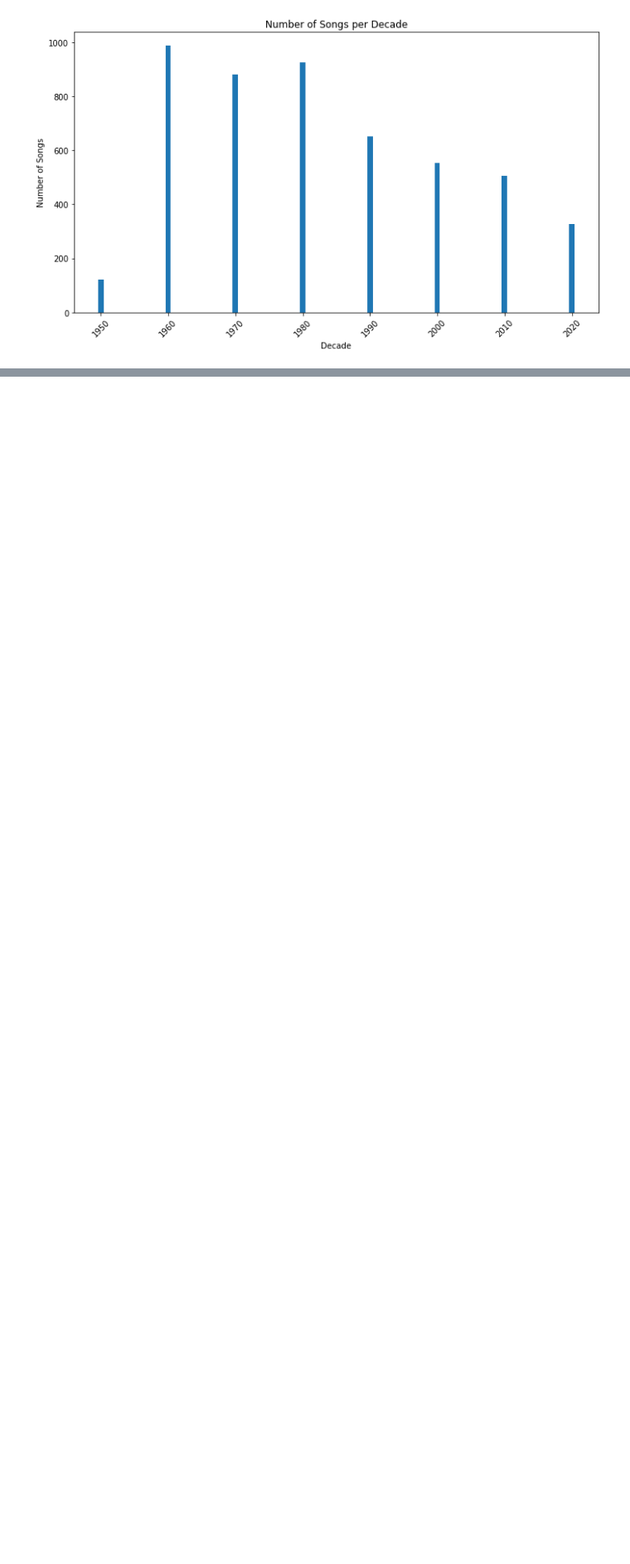
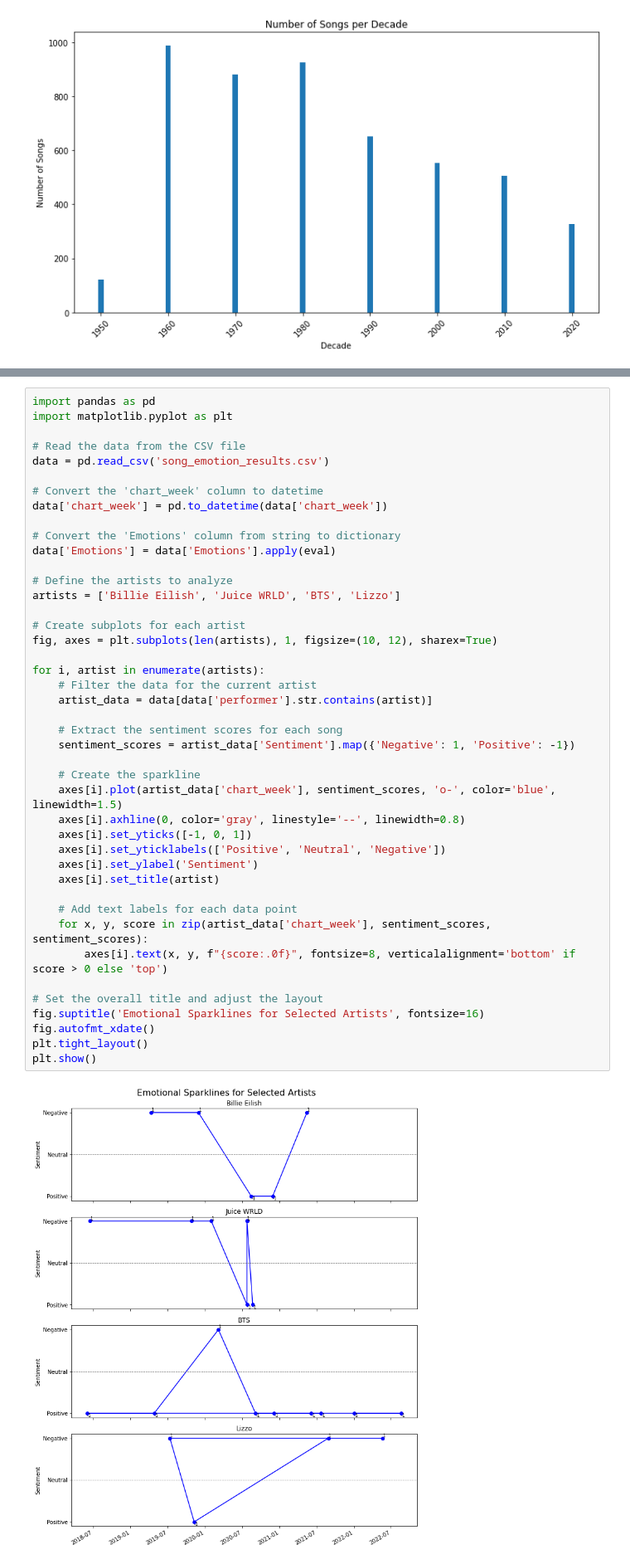
Before and after one commit to the-pudding/ai-data, a Jupyter notebook: emotional_lyrics.ipynb, the cells around one changed output, grey strips where cells are left out. Shown at 83% size. Drawn from its saved outputs; the diff is of its cells as text; blank space fills up the shorter version.

```diff
--- a/emotional_lyrics.ipynb
+++ b/emotional_lyrics.ipynb
@@ -361,0 +372,45 @@ plt.show()
+# %%
+import pandas as pd
+import matplotlib.pyplot as plt
+
+# Read the data from the CSV file
+data = pd.read_csv('song_emotion_results.csv')
+
+# Convert the 'chart_week' column to datetime
+data['chart_week'] = pd.to_datetime(data['chart_week'])
+
+# Convert the 'Emotions' column from string to dictionary
+data['Emotions'] = data['Emotions'].apply(eval)
+
+# Define the artists to analyze
+artists = ['Billie Eilish', 'Juice WRLD', 'BTS', 'Lizzo']
+
+# Create subplots for each artist
+fig, axes = plt.subplots(len(artists), 1, figsize=(10, 12), sharex=True)
+
+for i, artist in enumerate(artists):
+    # Filter the data for the current artist
+    artist_data = data[data['performer'].str.contains(artist)]
+
+    # Extract the sentiment scores for each song
+    sentiment_scores = artist_data['Sentiment'].map({'Negative': 1, 'Positive': -1})
+
+    # Create the sparkline
+    axes[i].plot(artist_data['chart_week'], sentiment_scores, 'o-', color='blue', linewidth=1.5)
+    axes[i].axhline(0, color='gray', linestyle='--', linewidth=0.8)
+    axes[i].set_yticks([-1, 0, 1])
+    axes[i].set_yticklabels(['Positive', 'Neutral', 'Negative'])
+    axes[i].set_ylabel('Sentiment')
+    axes[i].set_title(artist)
+
+    # Add text labels for each data point
+    for x, y, score in zip(artist_data['chart_week'], sentiment_scores, sentiment_scores):
+        axes[i].text(x, y, f"{score:.0f}", fontsize=8, verticalalignment='bottom' if score > 0 else 'top')
+
+# Set the overall title and adjust the layout
+fig.suptitle('Emotional Sparklines for Selected Artists', fontsize=16)
+fig.autofmt_xdate()
+plt.tight_layout()
+plt.show()
+# %% [output]
+[figure, added]
```
Also changed, not shown: parts of 9 cells of this notebook, 3 other files.
